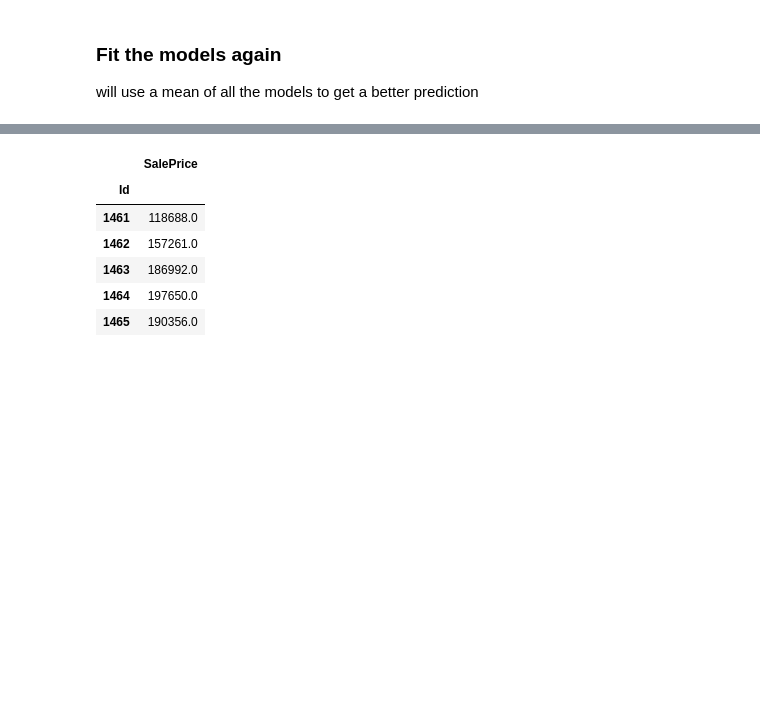
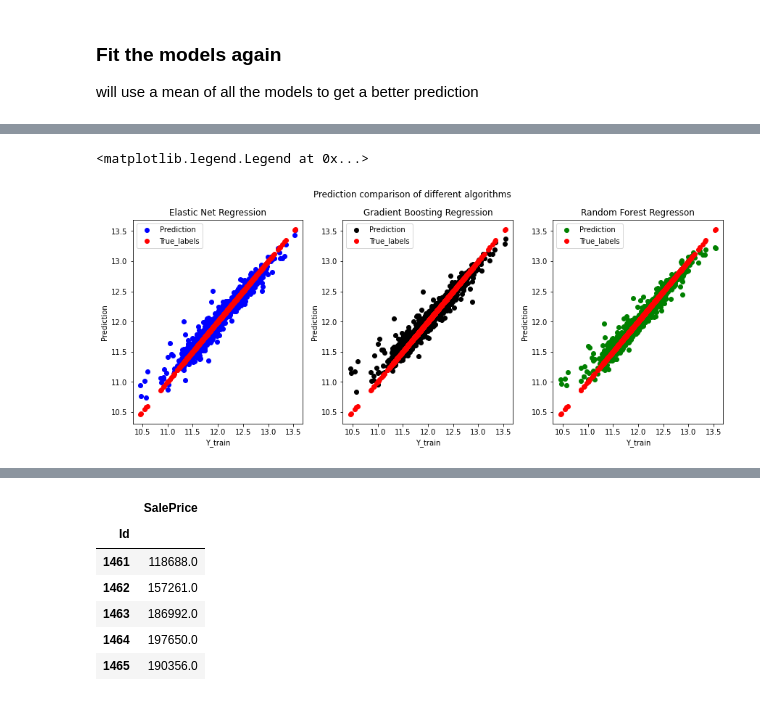
Before and after one commit to 95bhargav/House_prices, a Jupyter notebook: Kaggle_houses.ipynb, the cells around one changed output, grey strips where cells are left out. Drawn from its saved outputs; the diff is of its cells as text; code cells hidden in the pictures; blank space fills up the shorter version.

```diff
--- a/Kaggle_houses.ipynb
+++ b/Kaggle_houses.ipynb
@@ -727,8 +725,11 @@ svr_model = svr.fit(train_data,y_target)
 # %%
 elastic_model= elastic.fit(train_data,y_target)
+elastic_preds = elastic_model.predict(train_data)
 # %%
 gboost_model=g_boost.fit(train_data,y_target)
+gboost_preds = gboost_model.predict(train_data)
 # %%
 random_model= random_forest.fit(train_data,y_target)
+random_preds = random_model.predict(train_data)
 # %%
 gbm_model= gbm.fit(train_data,y_target)
@@ -755,0 +784,23 @@ RMSLE score on train data:
+# %%
+fig, (ax1, ax2, ax3) = plt.subplots(1, 3,figsize=(12, 5),sharex=True,constrained_layout=True)
+fig.suptitle('Prediction comparison of different algorithms')
+ax1.scatter(y_target,elastic_preds,c = 'blue',label='Prediction')
+ax1.scatter(y_target,y_target,c='red',label='True_labels')
+ax1.set_title('Elastic Net Regression')
+ax1.set(xlabel='Y_train', ylabel='Prediction')
+ax1.legend()
+
+ax2.scatter(y_target,gboost_preds,c='black',label='Prediction')
+ax2.scatter(y_target,y_target,c='red',label='True_labels')
+ax2.set_title('Gradient Boosting Regression')
+ax2.set(xlabel='Y_train', ylabel='Prediction')
+ax2.legend()
+
+ax3.scatter(y_target,random_preds,c='green',label='Prediction')
+ax3.scatter(y_target,y_target,c='red',label='True_labels')
+ax3.set_title('Random Forest Regresson')
+ax3.set(xlabel='Y_train',ylabel='Prediction')
+ax3.legend()
+# %% [output]
+<matplotlib.legend.Legend at 0x...>
+[figure, added]
```
Also changed, not shown: parts of 29 cells of this notebook, 1 other file.
